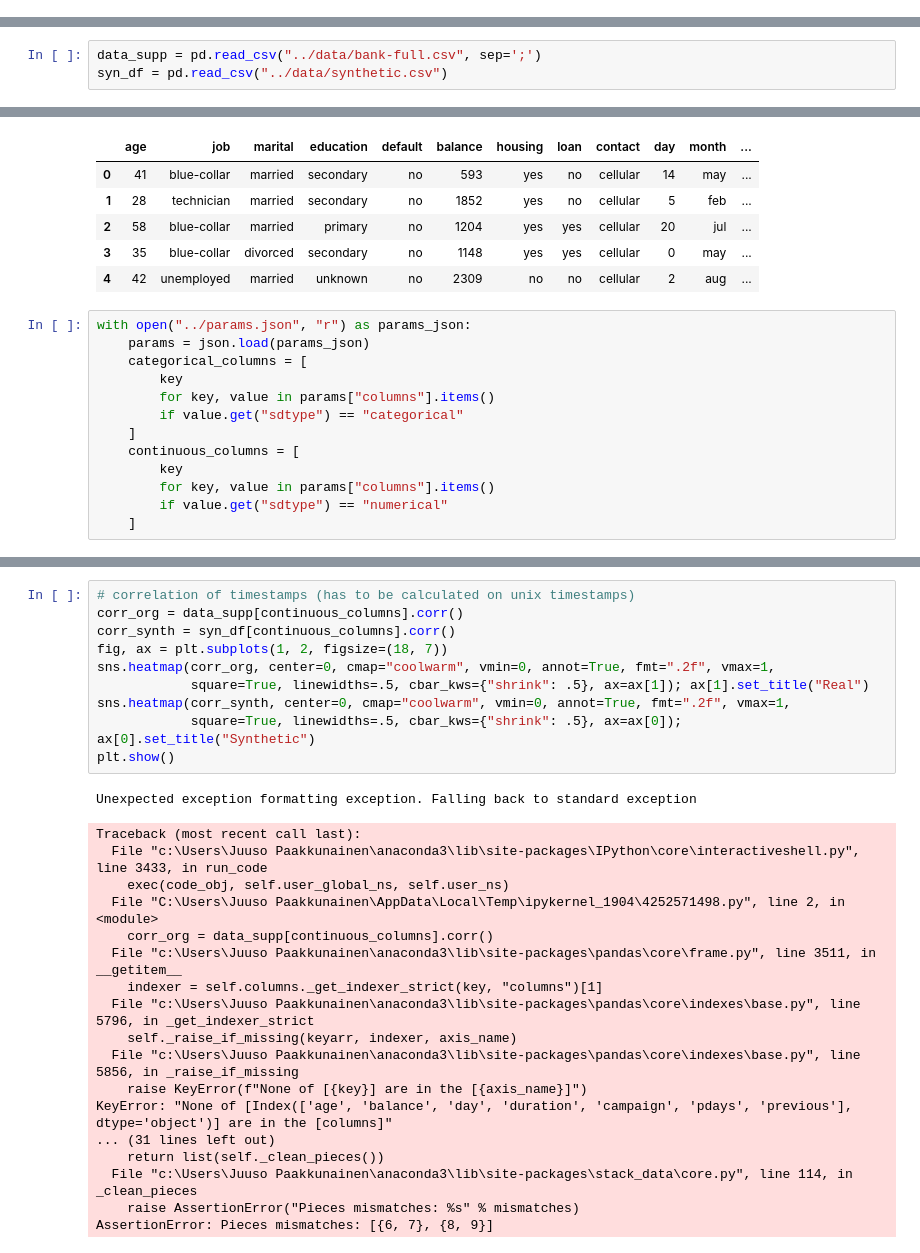
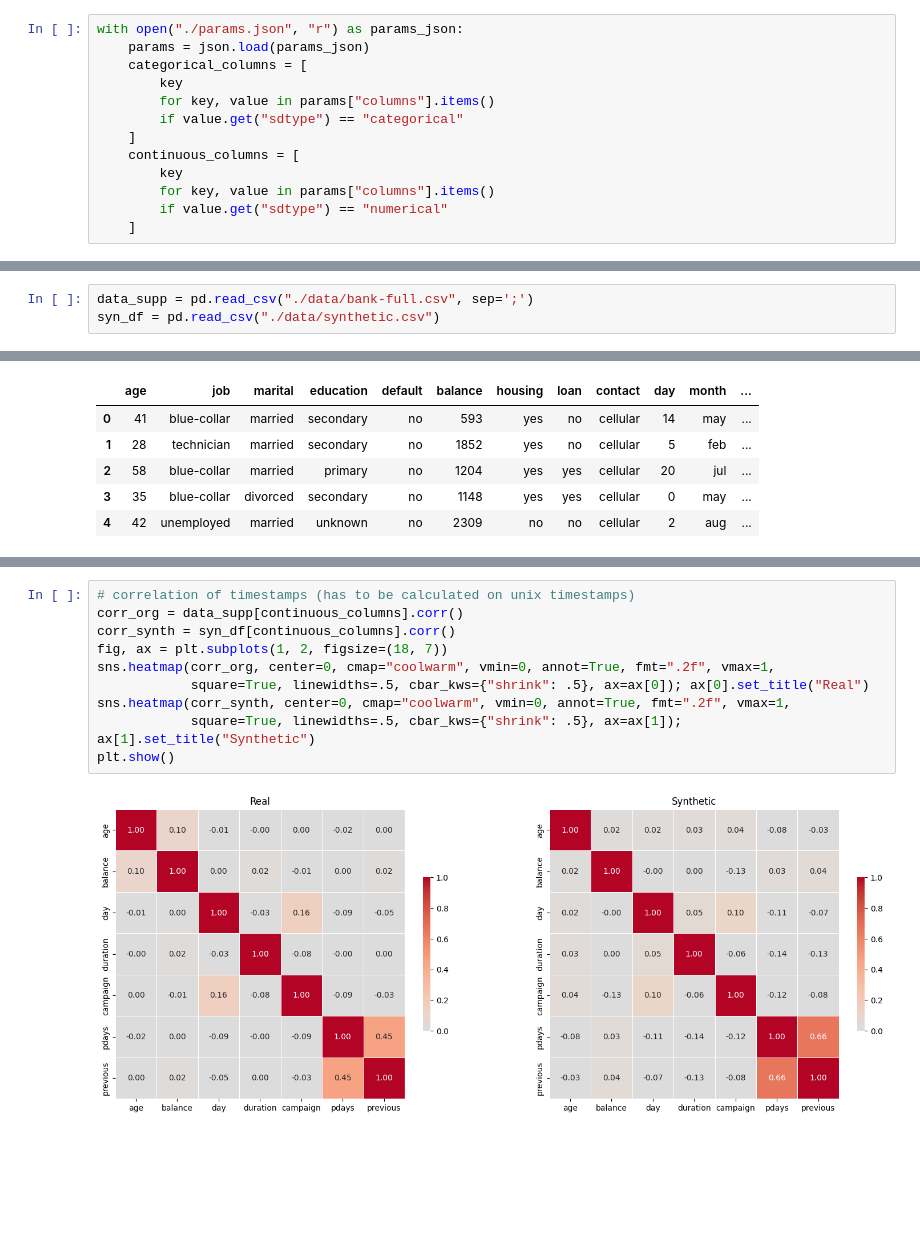
Before and after one commit to paakkunainen/syntikka, a Jupyter notebook: evaluation.ipynb, the cells around one changed output, grey strips where cells are left out. Saved outputs shown, nothing was run; the diff lists cells and outputs as text; blank space fills up the shorter version.

Commit message:
add more params, fix logging

```diff
--- a/evaluation.ipynb
+++ b/evaluation.ipynb
@@ -40,0 +33,13 @@ TypeError: 'type' object is not subscriptable
+# %%
+with open("./params.json", "r") as params_json:
+    params = json.load(params_json)
+    categorical_columns = [
+        key
+        for key, value in params["columns"].items()
+        if value.get("sdtype") == "categorical"
+    ]
+    continuous_columns = [
+        key
+        for key, value in params["columns"].items()
+        if value.get("sdtype") == "numerical"
+    ]
@@ -41,6 +57,6 @@ TypeError: 'type' object is not subscriptable
 # %%
-data_supp = pd.read_csv("../data/bank-full.csv", sep=';')
-syn_df = pd.read_csv("../data/synthetic.csv")
+data_supp = pd.read_csv("./data/bank-full.csv", sep=';')
+syn_df = pd.read_csv("./data/synthetic.csv")
 # %%
 data_supp.head()
 # %% [output]
@@ -59,17 +75,4 @@ syn_df.head()
 | 2 | 58 | blue-collar | married | primary | no | 1204 | yes | yes | cellular | 20 | jul | ... |
 | 3 | 35 | blue-collar | divorced | secondary | no | 1148 | yes | yes | cellular | 0 | may | ... |
 | 4 | 42 | unemployed | married | unknown | no | 2309 | no | no | cellular | 2 | aug | ... |
-# %%
-with open("../params.json", "r") as params_json:
-    params = json.load(params_json)
-    categorical_columns = [
-        key
-        for key, value in params["columns"].items()
-        if value.get("sdtype") == "categorical"
-    ]
-    continuous_columns = [
-        key
-        for key, value in params["columns"].items()
-        if value.get("sdtype") == "numerical"
-    ]
 # %%
@@ -87,29 +92,12 @@ plot_latent_space(
 # %%
 # correlation of timestamps (has to be calculated on unix timestamps)
 corr_org = data_supp[continuous_columns].corr()
 corr_synth = syn_df[continuous_columns].corr()
 fig, ax = plt.subplots(1, 2, figsize=(18, 7))
 sns.heatmap(corr_org, center=0, cmap="coolwarm", vmin=0, annot=True, fmt=".2f", vmax=1,
-            square=True, linewidths=.5, cbar_kws={"shrink": .5}, ax=ax[1]); ax[1].set_title("Real")
+            square=True, linewidths=.5, cbar_kws={"shrink": .5}, ax=ax[0]); ax[0].set_title("Real")
 sns.heatmap(corr_synth, center=0, cmap="coolwarm", vmin=0, annot=True, fmt=".2f", vmax=1,
-            square=True, linewidths=.5, cbar_kws={"shrink": .5}, ax=ax[0]); ax[0].set_title("Synthetic")
+            square=True, linewidths=.5, cbar_kws={"shrink": .5}, ax=ax[1]); ax[1].set_title("Synthetic")
 plt.show()
 # %% [output]
-Unexpected exception formatting exception. Falling back to standard exception
-Traceback (most recent call last):
-  File "c:\Users\Juuso Paakkunainen\anaconda3\lib\site-packages\IPython\core\interactiveshell.py", line 3433, in run_code
-    exec(code_obj, self.user_global_ns, self.user_ns)
-  File "C:\Users\Juuso Paakkunainen\AppData\Local\Temp\ipykernel_1904\4252571498.py", line 2, in <module>
-    corr_org = data_supp[continuous_columns].corr()
-  File "c:\Users\Juuso Paakkunainen\anaconda3\lib\site-packages\pandas\core\frame.py", line 3511, in __getitem__
-    indexer = self.columns._get_indexer_strict(key, "columns")[1]
-  File "c:\Users\Juuso Paakkunainen\anaconda3\lib\site-packages\pandas\core\indexes\base.py", line 5796, in _get_indexer_strict
-    self._raise_if_missing(keyarr, indexer, axis_name)
-  File "c:\Users\Juuso Paakkunainen\anaconda3\lib\site-packages\pandas\core\indexes\base.py", line 5856, in _raise_if_missing
-    raise KeyError(f"None of [{key}] are in the [{axis_name}]")
-KeyError: "None of [Index(['age', 'balance', 'day', 'duration', 'campaign', 'pdays', 'previous'], dtype='object')] are in the [columns]"
-... (31 lines left out)
-    return list(self._clean_pieces())
-  File "c:\Users\Juuso Paakkunainen\anaconda3\lib\site-packages\stack_data\core.py", line 114, in _clean_pieces
-    raise AssertionError("Pieces mismatches: %s" % mismatches)
-AssertionError: Pieces mismatches: [{6, 7}, {8, 9}]
+[figure, added]
```
Also changed, not shown: parts of 13 cells of this notebook, 4 other files.
